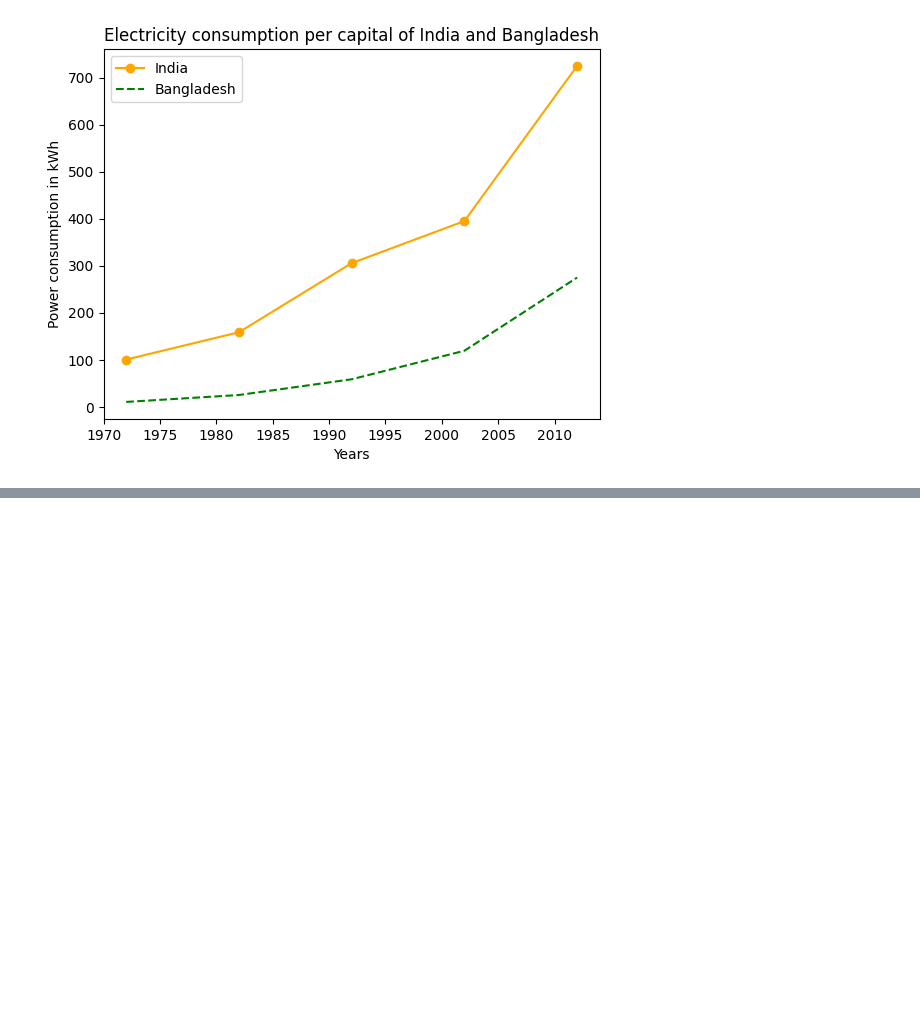
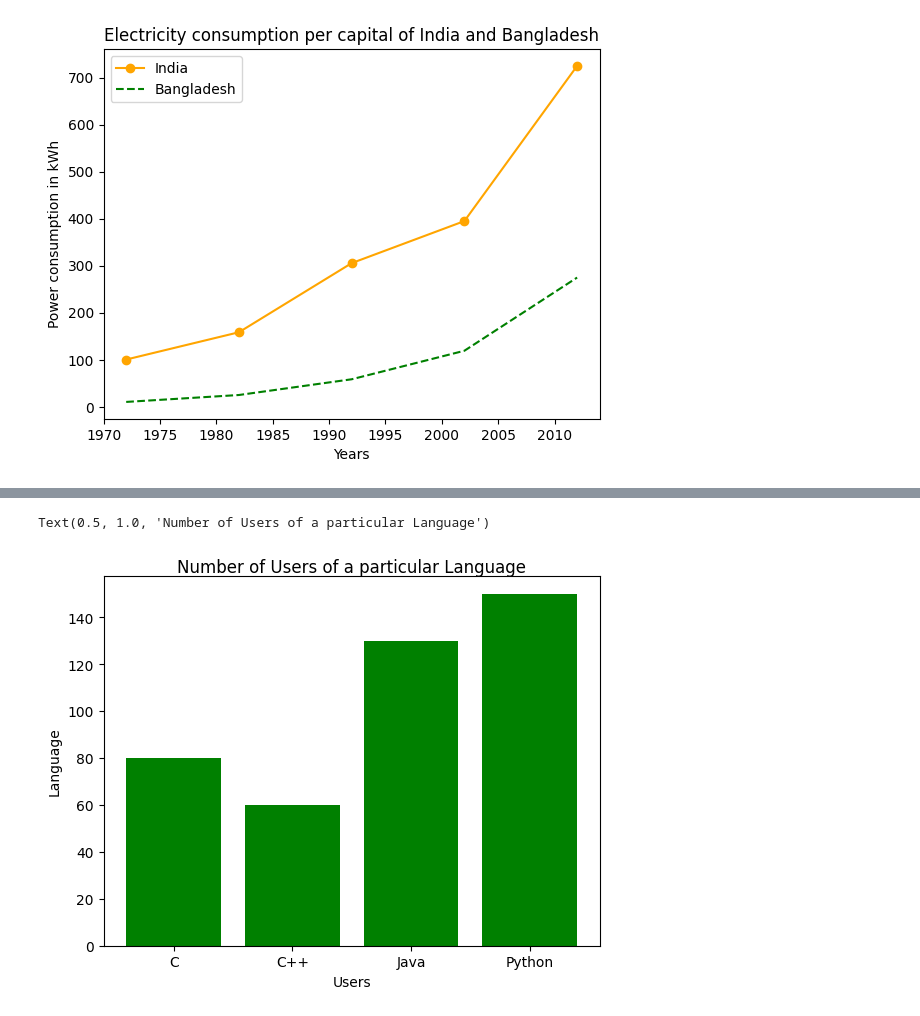
Before and after one commit to VB-Python/FundamentosPython_10793_2-AT, a Jupyter notebook: FT16/FT16.ipynb, the cells around one changed output, grey strips where cells are left out. Saved outputs shown, nothing was run; the diff lists cells and outputs as text; code cells hidden in the pictures; blank space fills up the shorter version.

```diff
--- a/FT16/FT16.ipynb
+++ b/FT16/FT16.ipynb
@@ -76,0 +105,16 @@ plt.show()
+# %%
+
+import numpy as np
+language = ['C','C++','Java','Python']
+users = [80,60,130,150]
+index = np.arange(len(language))
+plt.bar(index, users, color='green')
+plt.xlabel('Users')
+plt.ylabel('Language')
+plt.xticks(index, language)
+plt.title(label='Number of Users of a particular Language',
+ fontweight=10,
+ pad='2.0')
+# %% [output]
+Text(0.5, 1.0, 'Number of Users of a particular Language')
+[figure, added]
```
Also changed, not shown: parts of 28 cells of this notebook.
